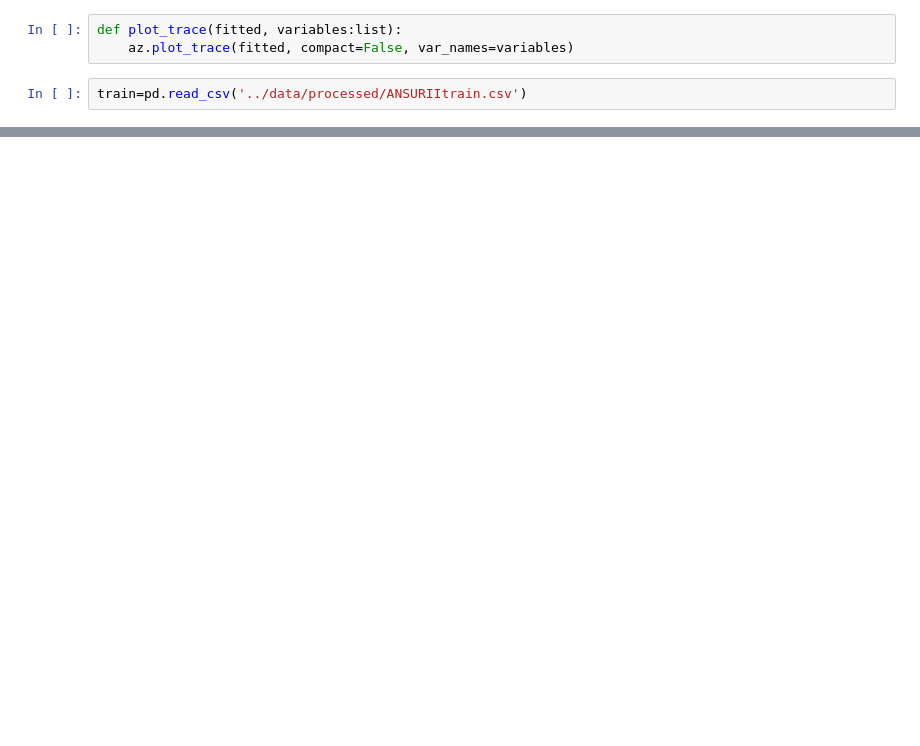
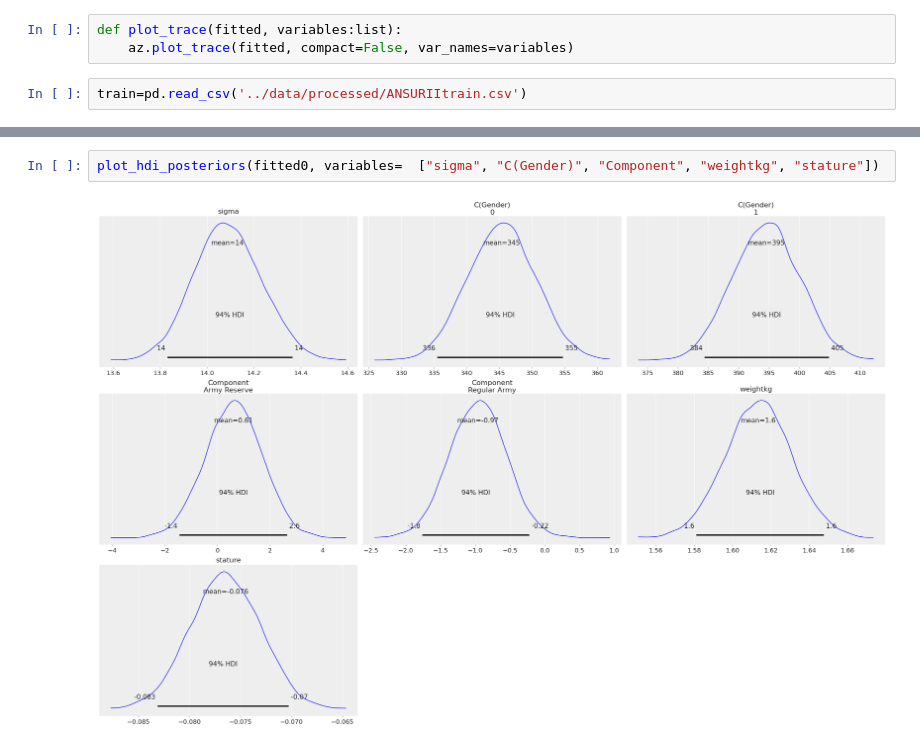
Before and after one commit to jobindjohn/anthromass, a Jupyter notebook: anthropmass/nbs/250_anthro_bambi_viz.ipynb, the cells around one changed output, grey strips where cells are left out. Drawn from its saved outputs; the diff is of its cells as text; blank space fills up the shorter version.

```diff
--- a/anthropmass/nbs/250_anthro_bambi_viz.ipynb
+++ b/anthropmass/nbs/250_anthro_bambi_viz.ipynb
@@ -36,0 +76,4 @@ plot_prior_predictive(model0)
+# %%
+plot_hdi_posteriors(fitted0, variables=  ["sigma", "C(Gender)", "Component", "weightkg", "stature"])
+# %% [output]
+[figure, added]
```
Also changed, not shown: parts of 11 cells of this notebook, 14 other files.
